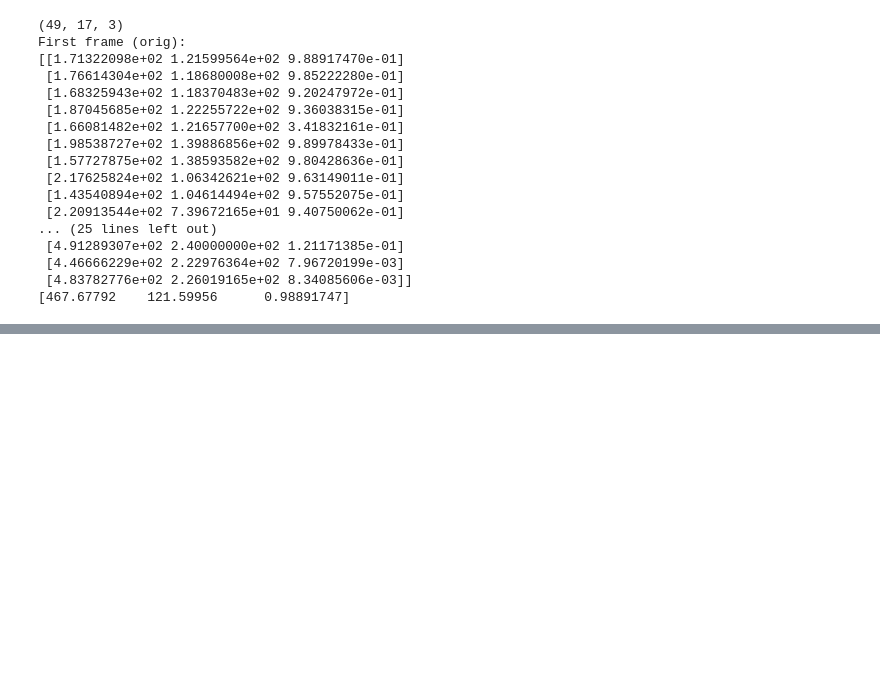
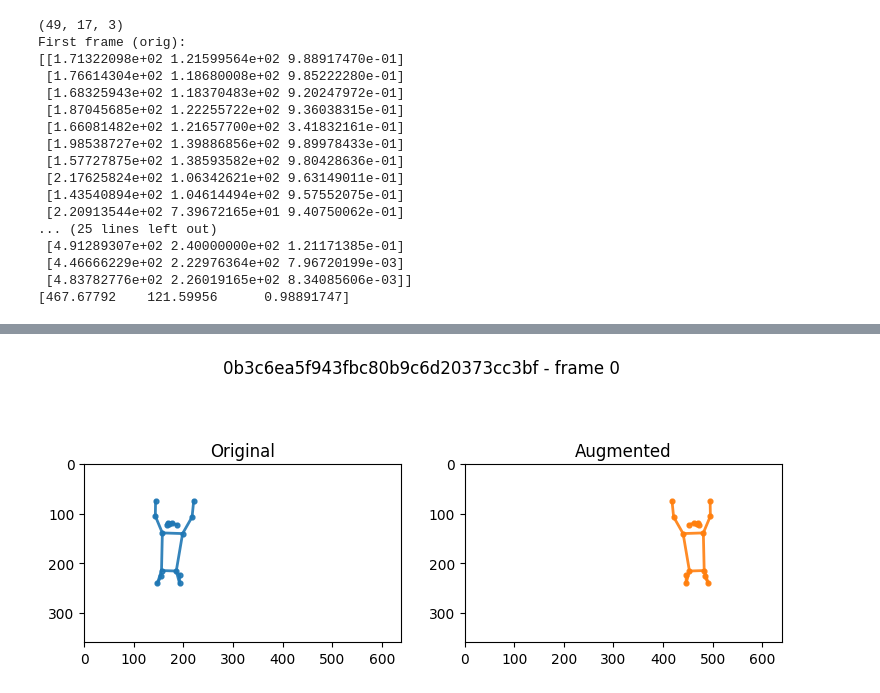
Before and after one commit to KosmonikOS/Action_Recognition, a Jupyter notebook: experiments/skeleton_augmentation.ipynb, the cells around one changed output, grey strips where cells are left out. Drawn from its saved outputs; the diff is of its cells as text; code cells hidden in the pictures; blank space fills up the shorter version.

Commit message:
feat: added visual validation of skeletons with COCO format

```diff
--- a/experiments/skeleton_augmentation.ipynb
+++ b/experiments/skeleton_augmentation.ipynb
@@ -311,0 +356,23 @@ First frame (orig):
+# %%
+# Demo: visualize first frame of original vs augmented (flip) for first file
+BASE_DIR = Path.cwd().parent
+sk_dir = Path(BASE_DIR / "data/skeletons")
+aug_dir = Path(BASE_DIR / "data/augmented_skeletons_test")
+
+orig_path = sorted(sk_dir.glob("*.npy"))[0]
+aug_path = next(aug_dir.glob(f"{orig_path.stem}_flip.npy"))
+
+orig = np.load(orig_path)   # (T, J, 2|3)
+aug = np.load(aug_path)
+
+# choose frame index
+frame_idx = 0
+
+# extract xy (ignore confidence if present)
+orig_xy = orig[frame_idx, :, :2].astype(np.float32)
+aug_xy = aug[frame_idx, :, :2].astype(np.float32)
+
+IMG_W, IMG_H = 640, 360
+show_compare_frame(orig_xy, aug_xy, IMG_W, IMG_H, title=f"{orig_path.stem} - frame {frame_idx}")
+# %% [output]
+[figure, added]
```
Also changed, not shown: parts of 9 cells of this notebook.
